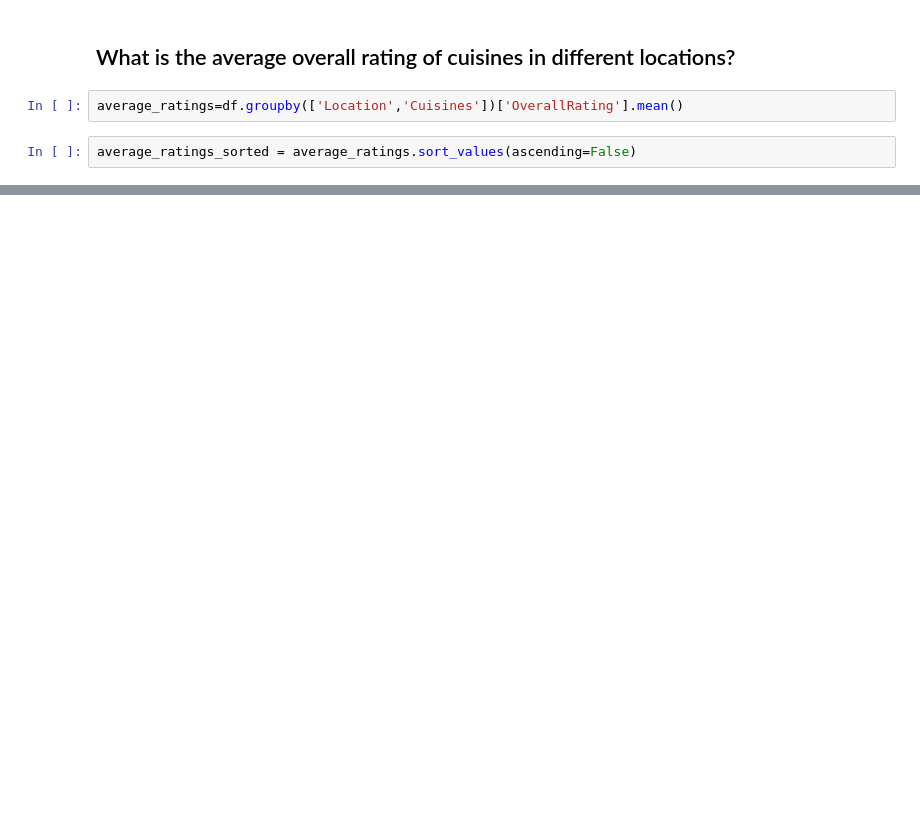
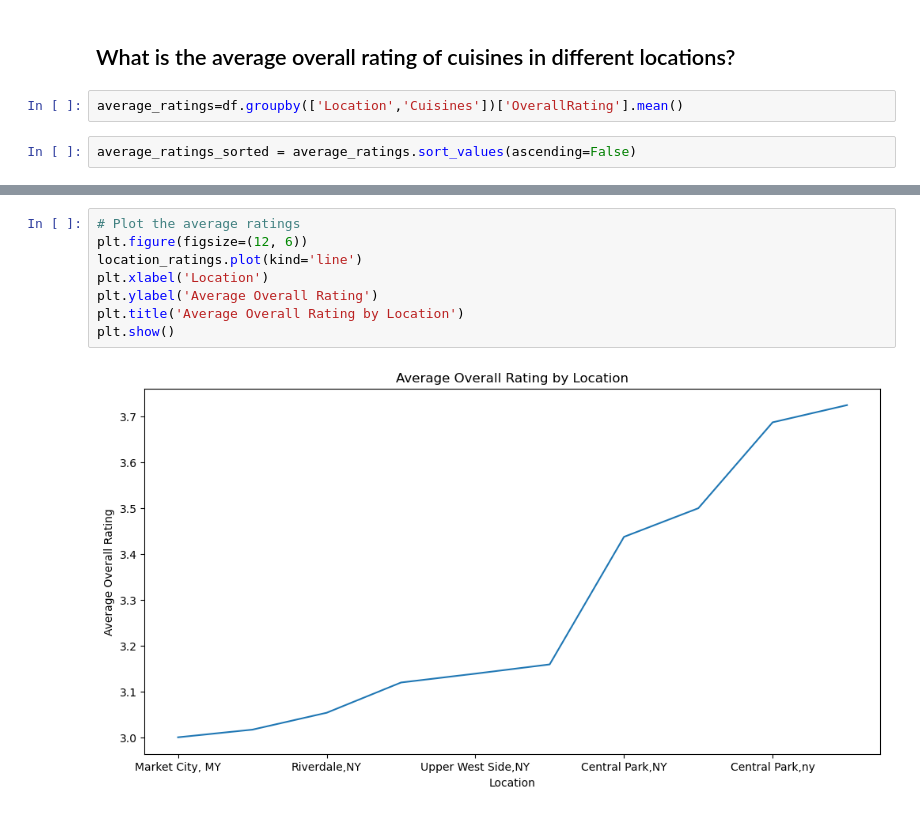
Before and after one commit to shafiop/Machine-Learning, a Jupyter notebook: Cuisine_rating_12062023.ipynb, the cells around one changed output, grey strips where cells are left out. Cells and saved outputs as stored; diff of their text form; blank space fills up the shorter version.

```diff
--- a/Cuisine_rating_12062023.ipynb
+++ b/Cuisine_rating_12062023.ipynb
@@ -261,0 +231,10 @@ plt.show()
+# %%
+# Plot the average ratings
+plt.figure(figsize=(12, 6))
+location_ratings.plot(kind='line')
+plt.xlabel('Location')
+plt.ylabel('Average Overall Rating')
+plt.title('Average Overall Rating by Location')
+plt.show()
+# %% [output]
+[figure, added]
```
Also changed, not shown: parts of 48 cells of this notebook, 2 other files.
